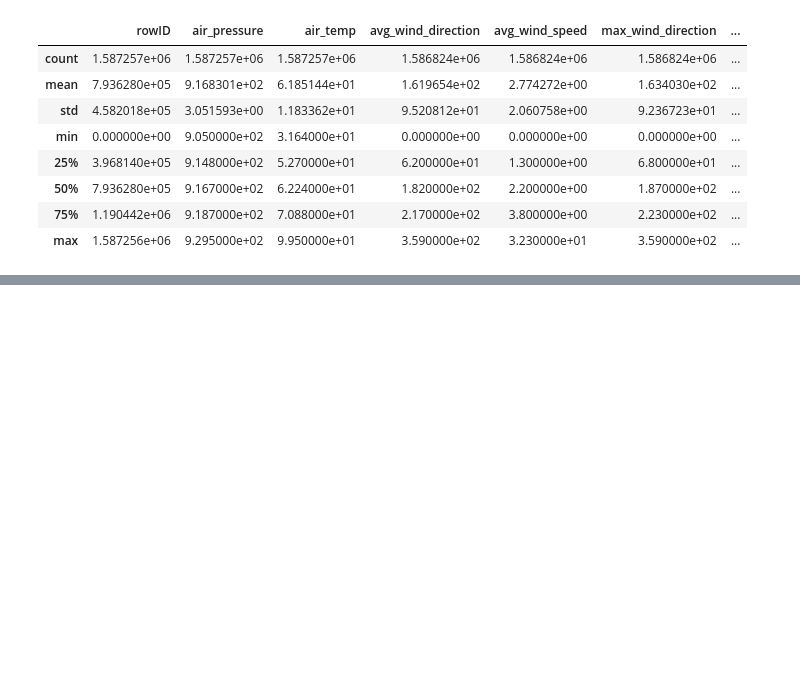
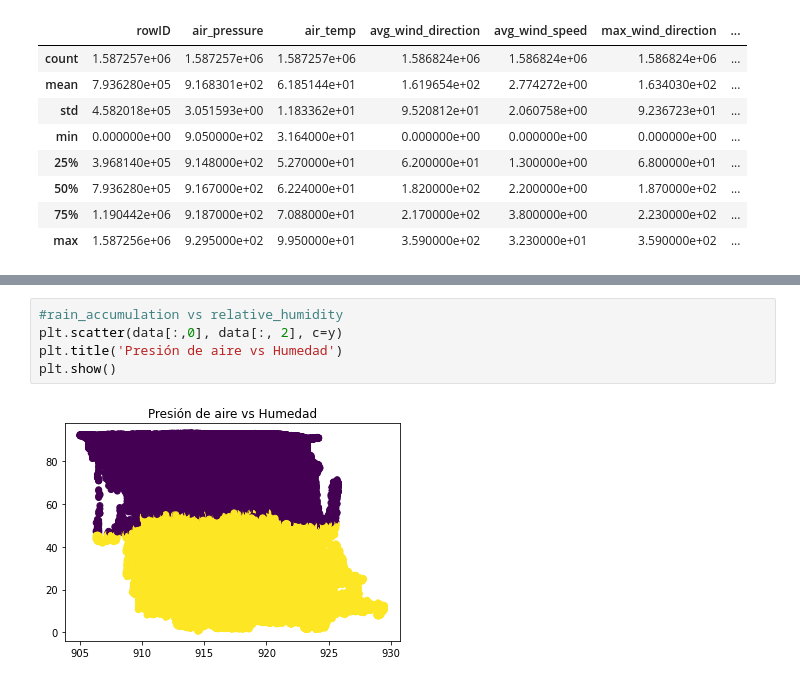
Before and after one commit to JmDeleon2000/Lab-3-AI-clustering, a Jupyter notebook: kmeans.ipynb, the cells around one changed output, grey strips where cells are left out. Cells and saved outputs as stored; diff of their text form; blank space fills up the shorter version.

```diff
--- a/kmeans.ipynb
+++ b/kmeans.ipynb
@@ -58,0 +60,7 @@ model = KMeans(n_clusters=n)
+# %%
+#rain_accumulation vs relative_humidity
+plt.scatter(data[:,0], data[:, 2], c=y)
+plt.title('Presión de aire vs Humedad')
+plt.show()
+# %% [output]
+[figure, added]
```
Also changed, not shown: parts of 6 cells of this notebook.
